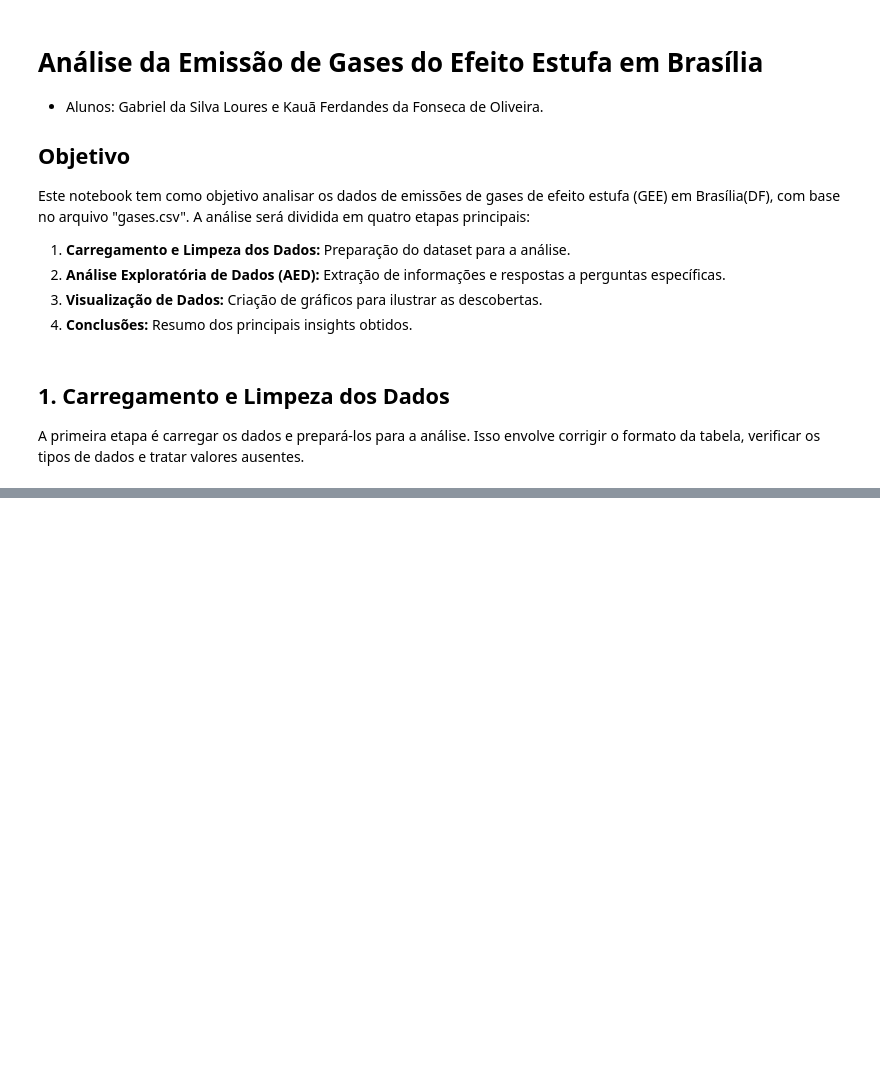
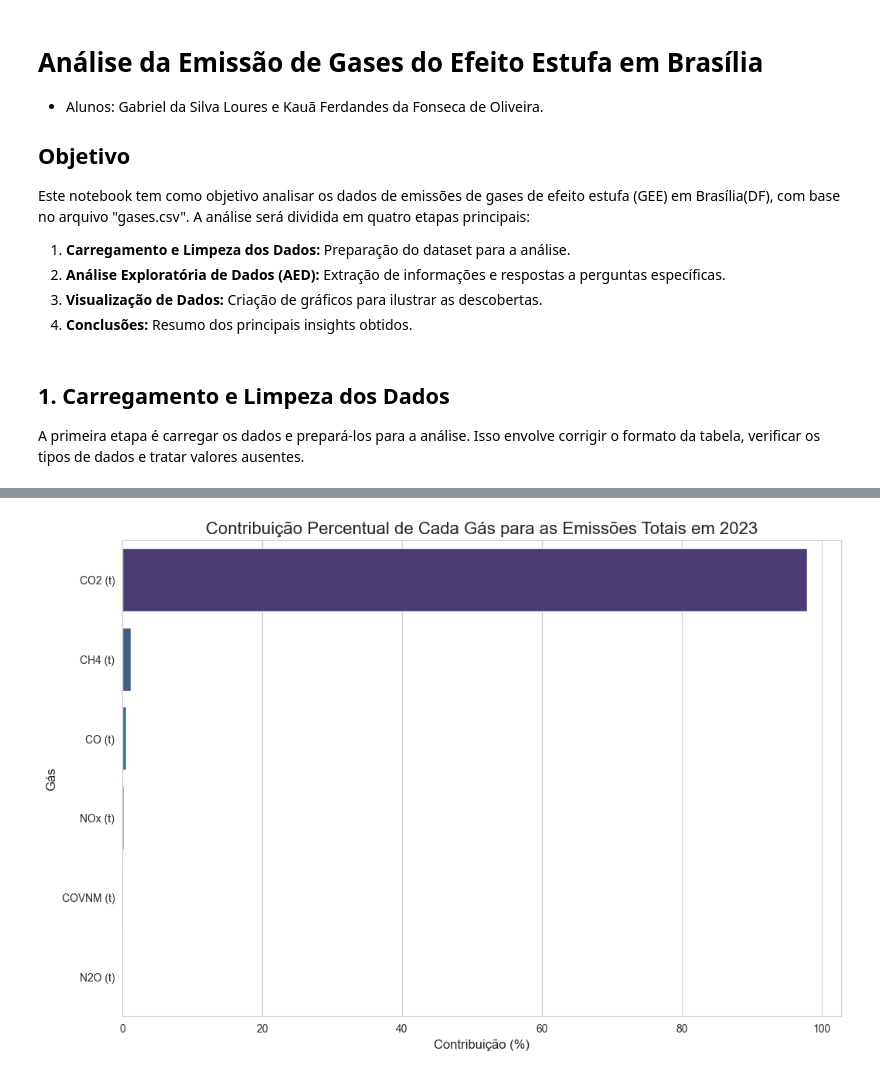
Before and after one commit to GabrielSLoures/GitModelagem, a Jupyter notebook: Aula Prática 3 - Gases.ipynb, the cells around one changed output, grey strips where cells are left out. Cells and saved outputs as stored; diff of their text form; code cells hidden in the pictures; blank space fills up the shorter version.

```diff
--- a/Aula Prática 3 - Gases.ipynb
+++ b/Aula Prática 3 - Gases.ipynb
@@ -102,0 +196,25 @@ memory usage: 8.3+ MB
+# %%
+if 'df' in locals() and not df.empty:
+    # Pega os dados dos gases emitidos em 2023
+    gas_maior_emissao_2023 = df[df['Ano'] == 2023].groupby('Gás')['Emissao'].sum()
+    dados_grafico = gas_maior_emissao_2023[gas_maior_emissao_2023 > 0].sort_values(ascending=False)
+
+    # Calcula o percentual
+    percentual_gases = (dados_grafico / dados_grafico.sum()) * 100
+
+    # --- GERAÇÃO DO GRÁfico de barras CORRIGIDO ---
+    plt.figure(figsize=(12, 8))
+    sns.barplot(
+        x=percentual_gases.values,
+        y=percentual_gases.index,
+        hue=percentual_gases.index,
+        orient='h',
+        palette='viridis',
+        legend=False
+    )
+    plt.title('Contribuição Percentual de Cada Gás para as Emissões Totais em 2023', fontsize=16)
+    plt.xlabel('Contribuição (%)', fontsize=12)
+    plt.ylabel('Gás', fontsize=12)
+    plt.show()
+# %% [output]
+[figure, added]
```
Also changed, not shown: parts of 7 cells of this notebook.
